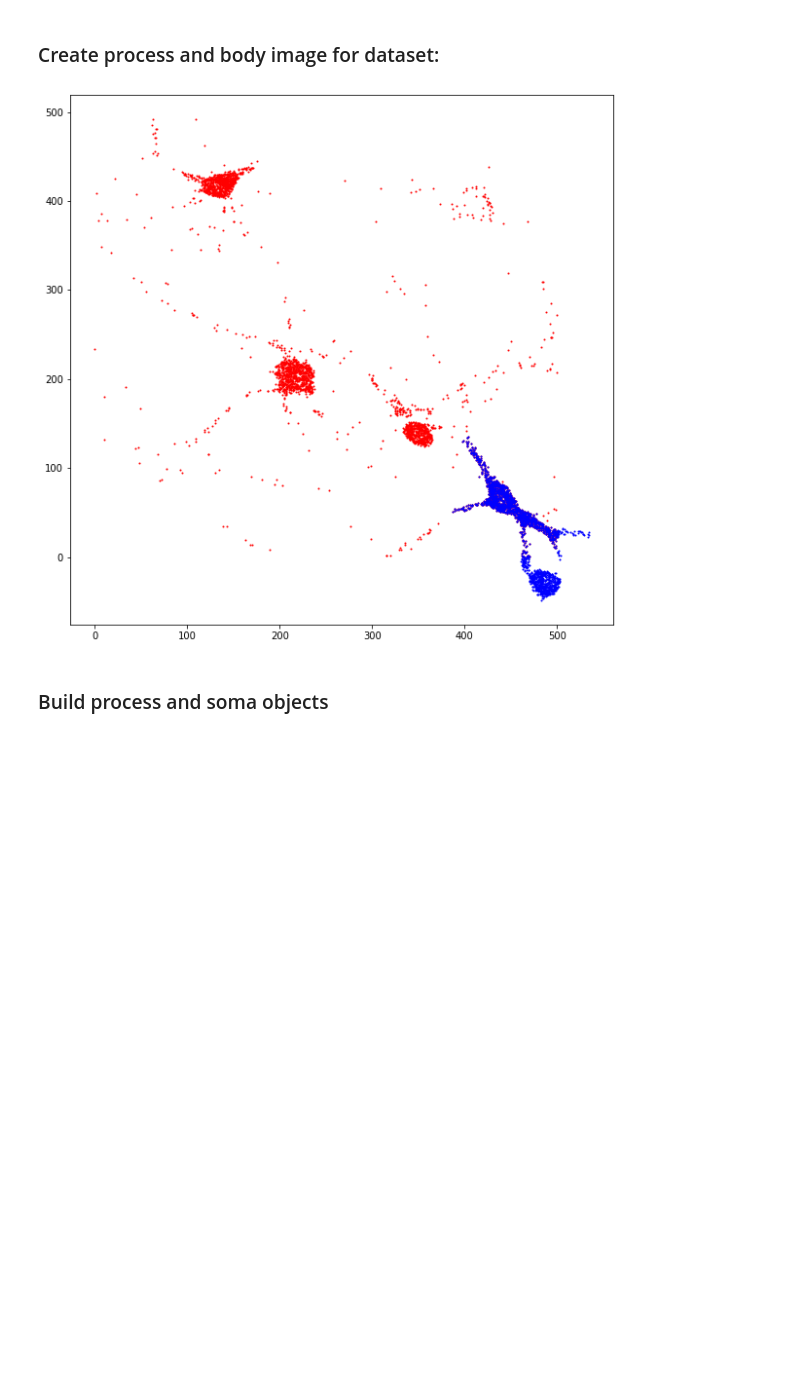
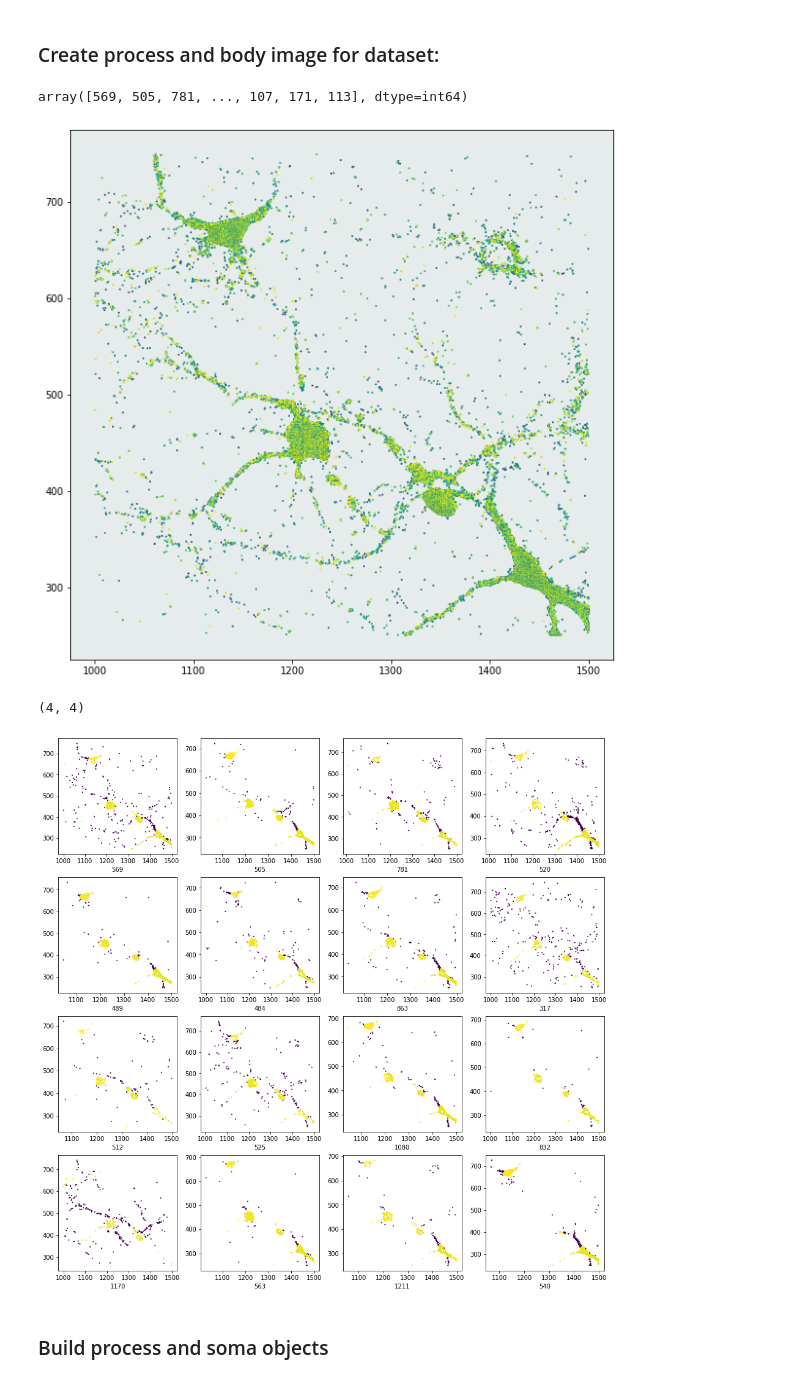
Before and after one commit to Harrison-Oatman/NeuronSegmentation, a Jupyter notebook: session.ipynb, the cells around one changed output. Drawn from its saved outputs; the diff is of its cells as text; code cells hidden in the pictures; blank space fills up the shorter version.

Commit message:
Barcode Testers

```diff
--- a/session.ipynb
+++ b/session.ipynb
@@ -62,27 +118,60 @@ qtree, rna_list = convert_to_qtree(RNA, [0.0, 0.0, somaImage.shape[0], somaImage
+# %%
+barcodes_counts = np.zeros(1240)
+for key in barcodes:
+    barcodes_counts[key] = barcodes[key]
+# %%
+max_codes = np.argsort(barcodes_counts)[::-1]
+max_codes
+# %% [output]
+array([569, 505, 781, ..., 107, 171, 113], dtype=int64)
+# %%
+class ColorByCell:
+    def get_color(self, point):
+        return point.cell
+# %%
+class ColorByBarcode:
+    def get_color(self, point):
+        return point.barcode
 # %%
 rec = Rect([250, 1000, 500, 500])
-#
-# fig = plt.figure(figsize=(10,10))
-# ax = plt.subplot()
-# # qtree.draw(ax, rec)
-# qtree.point_plot(ax, rec)
-# plt.show()
-#
+# #
 fig = plt.figure(figsize=(10,10))
 ax = plt.subplot()
-
-qtree.point_plot(ax, rec)
-
-group = PointExplorer(qtree)
-searcher = NearestNeighborSearch(qtree, 10, 5)
-adder = AddMethod()
-group.start_point(np.random.choice(qtree.query(rec)))
-group.expand(searcher, adder)
-plot_points(ax, group.accepted, c='b', offset=(rec.y, rec.x))
+# qtree.draw(ax, rec)
+# this_rna = qtree.query(rec)
+# this_rcvs = get_rcvs(this_rna, 200, qtree)
+# normed_rcvs = embed_rcv(this_rcvs, pca, reducer, embedded)
+# plot_points(ax, this_rna, c=(normed_rcvs+1)/2)
+ax.set_facecolor('#e6eceb')
+points = qtree.query(rec)
+plot_points(ax, points, colorizer=ColorByBarcode())
 
 plt.show()
+
+
+nrows = 4
+ncols = 4
+fig, axes = plt.subplots(nrows,ncols,figsize=(16,16))
+print(axes.shape)
+for i in range(nrows*ncols):
+    tester = BarcodeTester(max_codes[i])
+    ax = axes[i//ncols][i%ncols]
+    points = qtree.query(rec, tester=tester)
+    plot_points(ax, points, colorizer=ColorByCell())
+    ax.set_xlabel(f'{max_codes[i]}')
+
+# group = PointExplorer(qtree)
+# searcher = NearestNeighborSearch(qtree, 10, 5)
+# adder = AddMethod()
+# group.start_point(np.random.choice(qtree.query(rec)))
+# group.expand(searcher, adder)
+# plot_points(ax, group.accepted, c='b', offset=(rec.y, rec.x))
+
+plt.show()
 # %% [output]
-[figure, old version]
+[figure, new version]
+(4, 4)
+[figure, added]
 # %% [markdown]
 ### Build process and soma objects
 # %%
```
Also changed, not shown: parts of 6 cells of this notebook, 1 other file.
